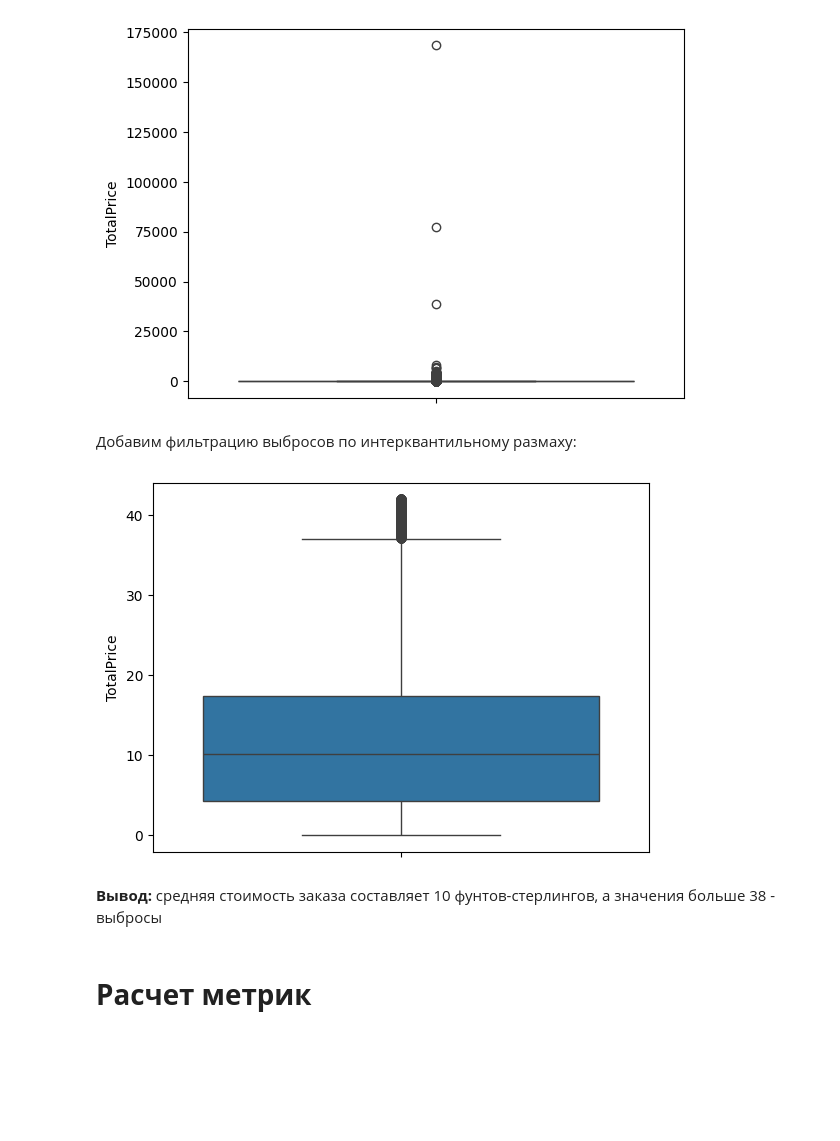
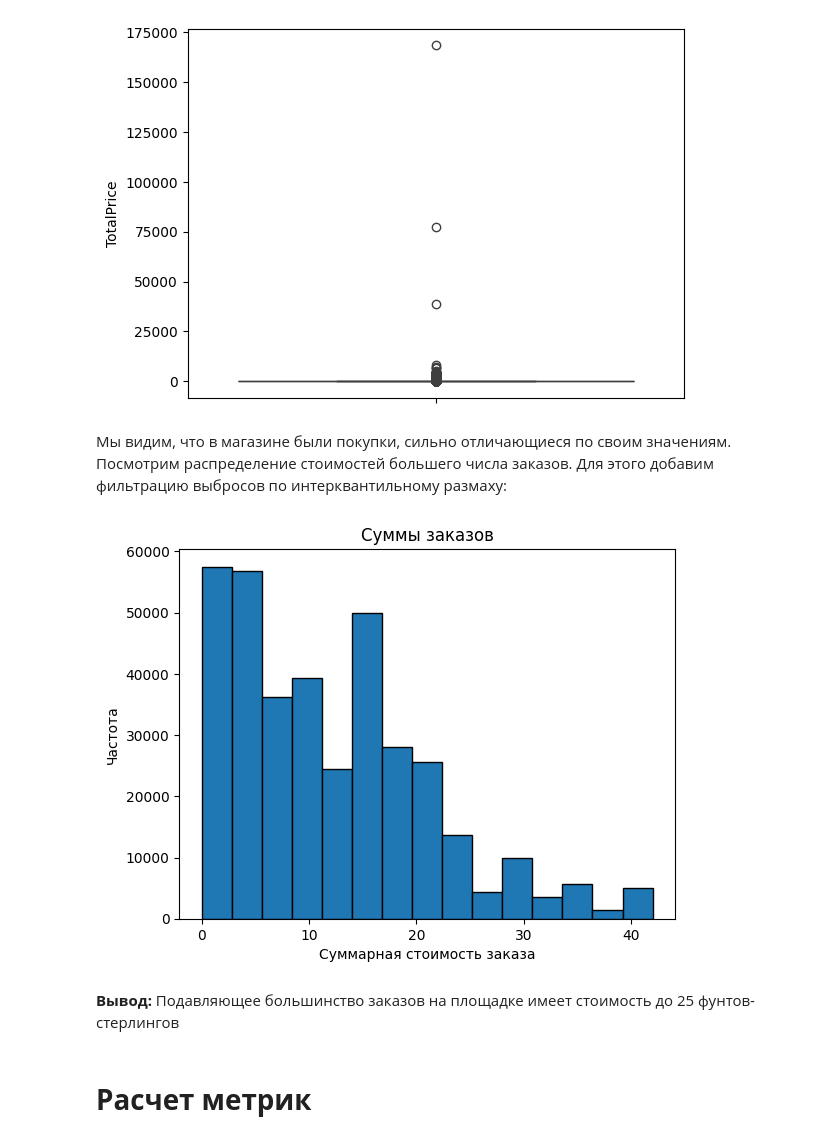
Before and after one commit to MikhailStupnitskiy/DataAnalysis, a Jupyter notebook: online_retail.ipynb, the cells around one changed output. Saved outputs shown, nothing was run; the diff lists cells and outputs as text; code cells hidden in the pictures; blank space fills up the shorter version.

```diff
--- a/online_retail.ipynb
+++ b/online_retail.ipynb
@@ -104,7 +104,7 @@ data = data[(data['Quantity'] > 0) & (data['UnitPrice'] > 0)]
 # %% [markdown]
 Преобразуем тип данных поля InvoiceDate:
 # %%
-data['InvoiceDate'] = pd.to_datetime(data['InvoiceDate'], format='%Y-%m-%d')
+data['InvoiceDate'] = pd.to_datetime(data['InvoiceDate'])
 data.info()
 # %% [output]
 <class 'pandas.core.frame.DataFrame'>
@@ -305,22 +303,26 @@ sns.boxplot(data['TotalPrice'])
 # %% [output]
 <Axes: ylabel='TotalPrice'>
 [figure]
-# %% [markdown]
-Добавим фильтрацию выбросов по интерквантильному размаху:
+# %% [markdown]
+Мы видим, что в магазине были покупки, сильно отличающиеся по своим значениям. Посмотрим распределение стоимостей большего числа заказов. Для этого добавим фильтрацию выбросов по интерквантильному размаху:
 # %%
 Q1 = data['TotalPrice'].quantile(0.25)
 Q3 = data['TotalPrice'].quantile(0.75)
 IQR = Q3 - Q1
 
 lower_bound = Q1 - 1.5 * IQR
 upper_bound = Q3 + 1.5 * IQR
 
 data_clean = data[(data['TotalPrice'] >= lower_bound) & (data['TotalPrice'] <= upper_bound)]
-sns.boxplot(data_clean['TotalPrice']);
+plt.hist(data_clean['TotalPrice'], edgecolor = 'black', bins = 15)
+plt.xlabel('Суммарная стоимость заказа')
+plt.ylabel('Частота')
+plt.title('Суммы заказов')
+plt.show()
 # %% [output]
-[figure, old version]
+[figure, new version]
-# %% [markdown]
-**Вывод:** средняя стоимость заказа составляет 10 фунтов-стерлингов, а значения больше 38 - выбросы
+# %% [markdown]
+**Вывод:** Подавляющее большинство заказов на площадке имеет стоимость до 25 фунтов-стерлингов
 # %% [markdown]
 # **Расчет метрик**
 # %% [markdown]
```
Also changed, not shown: parts of 4 cells of this notebook.
